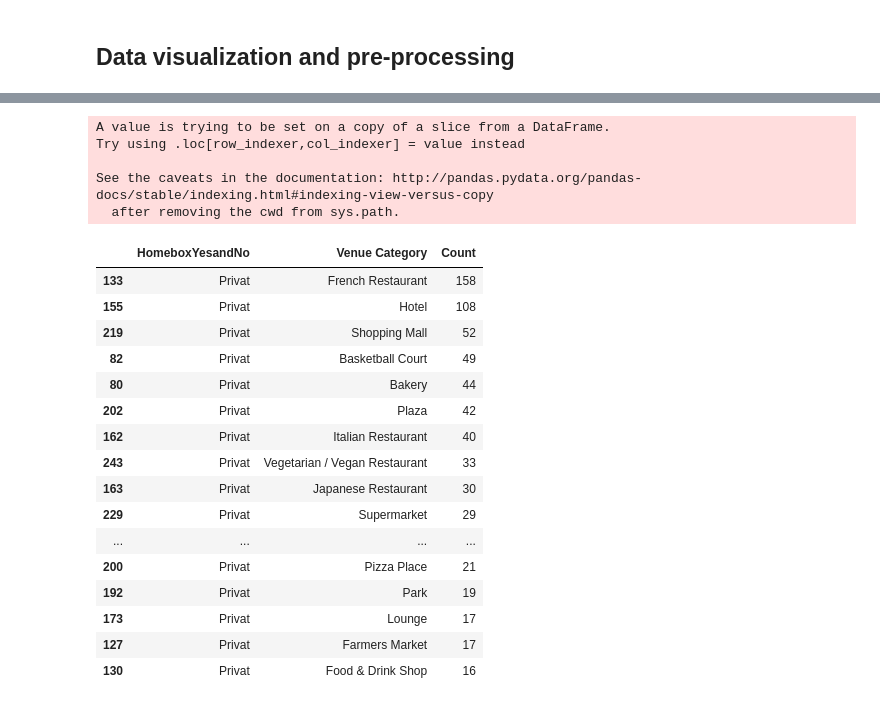
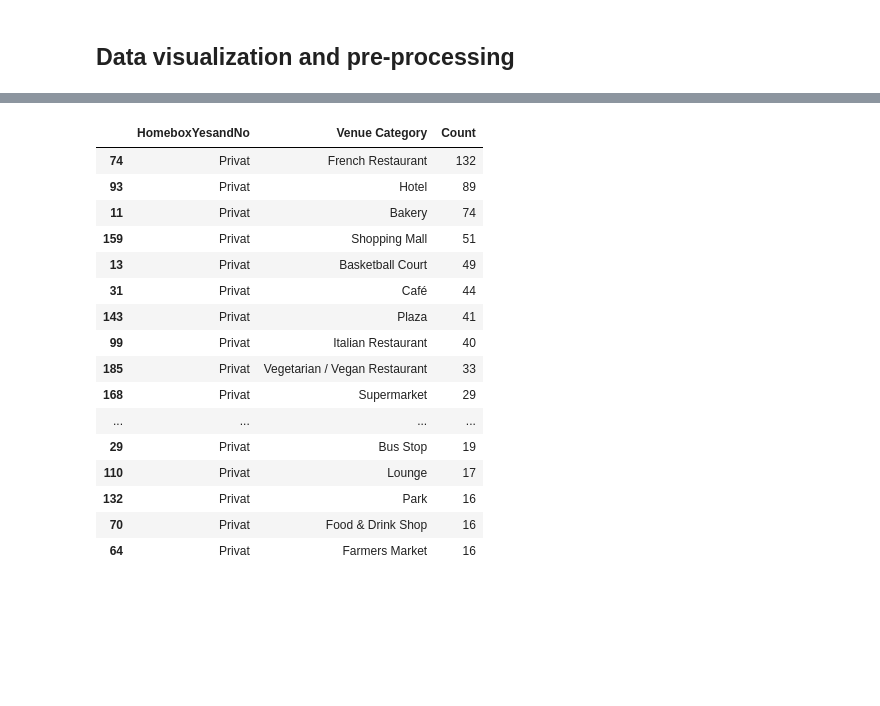
Before and after one commit to loth84/github-example, a Jupyter notebook: Scraping_home_box.ipynb, the cells around one changed output, grey strips where cells are left out. Cells and saved outputs as stored; diff of their text form; code cells hidden in the pictures; blank space fills up the shorter version.

```diff
--- a/Scraping_home_box.ipynb
+++ b/Scraping_home_box.ipynb
@@ -422,43 +501,35 @@ df_pos.head()
 # %%
 #define new dataframe with HomeboxYes&No and Venue Categories
-df_new=df_pos[['HomeboxYesandNo','Venue Category']]
-#f_new[0:5]
+df_new=df_new_Privat[['HomeboxYesandNo','Venue Category']]
+#df_new[0:5]
 df_new['Count']=df_new.sum(axis=1)
 #df_new
-
 df_new = df_new.groupby(['HomeboxYesandNo','Venue Category']) ['Count'].count().reset_index()
-df_new=df_new[0:68]
-df_new1=df_new[68:250]
+#df_new
+   #df_new=df_new[0:68]
+   #df_new1=df_new[68:250]
 
 # Descending order
-#df_new_sort=df_new.sort_values(by = 'Count', ascending = False)
-df_new_sort1=df_new1.sort_values(by = 'Count', ascending = False)
-#df_new
-#df_new_sort[0:3]
+df_new_sort=df_new.sort_values(by = 'Count', ascending = False)
+   #df_new_sort1=df_new1.sort_values(by = 'Count', ascending = False)
+   #df_new
+df_new_sort=df_new_sort[0:20]
+df_new_sort
 # %% [output]
-A value is trying to be set on a copy of a slice from a DataFrame.
-Try using .loc[row_indexer,col_indexer] = value instead
-
-See the caveats in the documentation: http://pandas.pydata.org/pandas-docs/stable/indexing.html#indexing-view-versus-copy
-  after removing the cwd from sys.path.
+|  | HomeboxYesandNo | Venue Category | Count |
+| 74 | Privat | French Restaurant | 132 |
+| 93 | Privat | Hotel | 89 |
+| 11 | Privat | Bakery | 74 |
+| 159 | Privat | Shopping Mall | 51 |
+| 13 | Privat | Basketball Court | 49 |
+| 31 | Privat | Café | 44 |
+| 143 | Privat | Plaza | 41 |
+| 99 | Privat | Italian Restaurant | 40 |
+| 185 | Privat | Vegetarian / Vegan Restaurant | 33 |
+| 168 | Privat | Supermarket | 29 |
+| ... | ... | ... | ... |
+| 29 | Privat | Bus Stop | 19 |
+| 110 | Privat | Lounge | 17 |
+| 132 | Privat | Park | 16 |
+| 70 | Privat | Food & Drink Shop | 16 |
+| 64 | Privat | Farmers Market | 16 |
-# %%
-df_new_sort1=df_new_sort1[0:20]
-df_new_sort1
-# %% [output]
-|  | HomeboxYesandNo | Venue Category | Count |
-| 133 | Privat | French Restaurant | 158 |
-| 155 | Privat | Hotel | 108 |
-| 219 | Privat | Shopping Mall | 52 |
-| 82 | Privat | Basketball Court | 49 |
-| 80 | Privat | Bakery | 44 |
-| 202 | Privat | Plaza | 42 |
-| 162 | Privat | Italian Restaurant | 40 |
-| 243 | Privat | Vegetarian / Vegan Restaurant | 33 |
-| 163 | Privat | Japanese Restaurant | 30 |
-| 229 | Privat | Supermarket | 29 |
-| ... | ... | ... | ... |
-| 200 | Privat | Pizza Place | 21 |
-| 192 | Privat | Park | 19 |
-| 173 | Privat | Lounge | 17 |
-| 127 | Privat | Farmers Market | 17 |
-| 130 | Privat | Food & Drink Shop | 16 |
```
Also changed, not shown: parts of 27 cells of this notebook, 15 other files.
